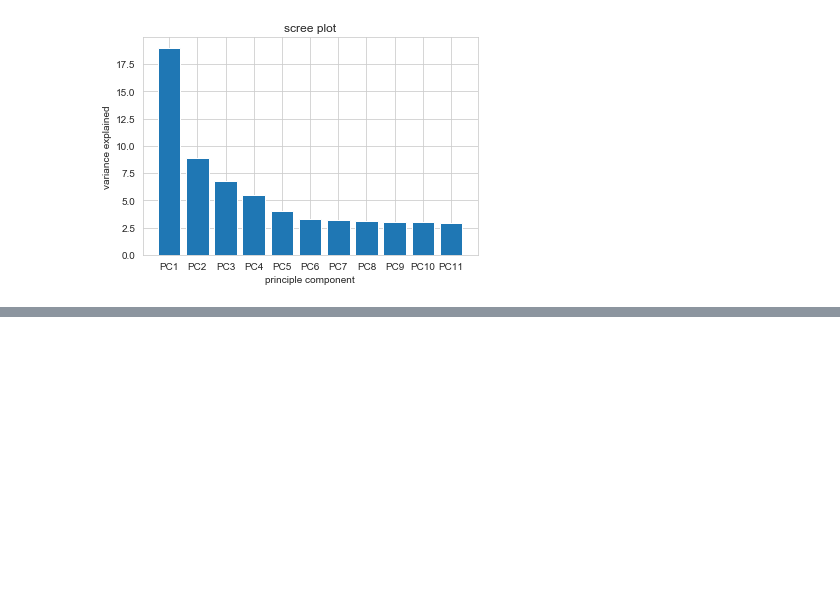
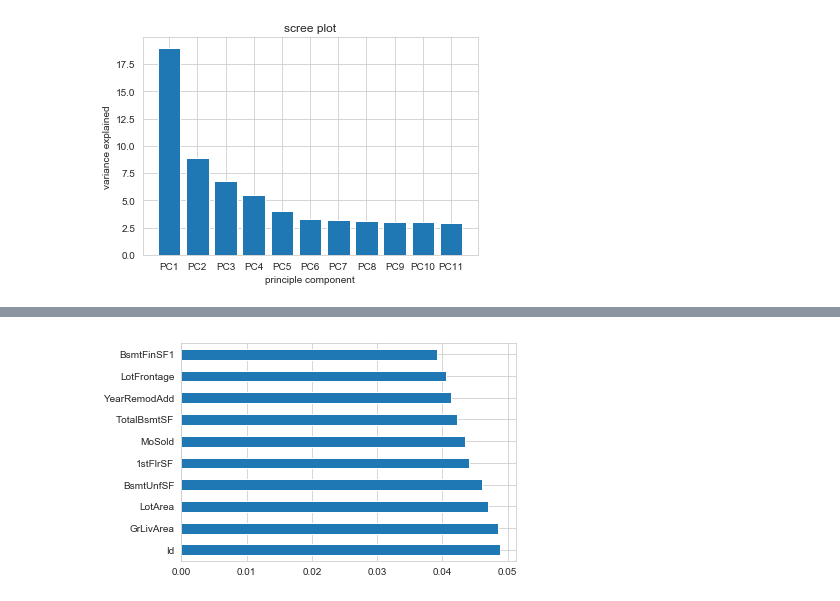
Before and after one commit to foreverloop/house-regress-k, a Jupyter notebook: HouseRegression.ipynb, the cells around one changed output, grey strips where cells are left out. Drawn from its saved outputs; the diff is of its cells as text; code cells hidden in the pictures; blank space fills up the shorter version.

```diff
--- a/HouseRegression.ipynb
+++ b/HouseRegression.ipynb
@@ -335,0 +388,8 @@ variance of data captured:  62.699999999999996
+# %%
+ExTreeClass = ExtraTreesClassifier(n_estimators=10)
+ExTreeClass.fit(bf_X,y)
+feature_importance = pd.Series(ExTreeClass.feature_importances_,index=bf_X.columns)
+feature_importance.nlargest(10).plot(kind='barh')
+plt.show()
+# %% [output]
+[figure, added]
```
Also changed, not shown: parts of 12 cells of this notebook.
